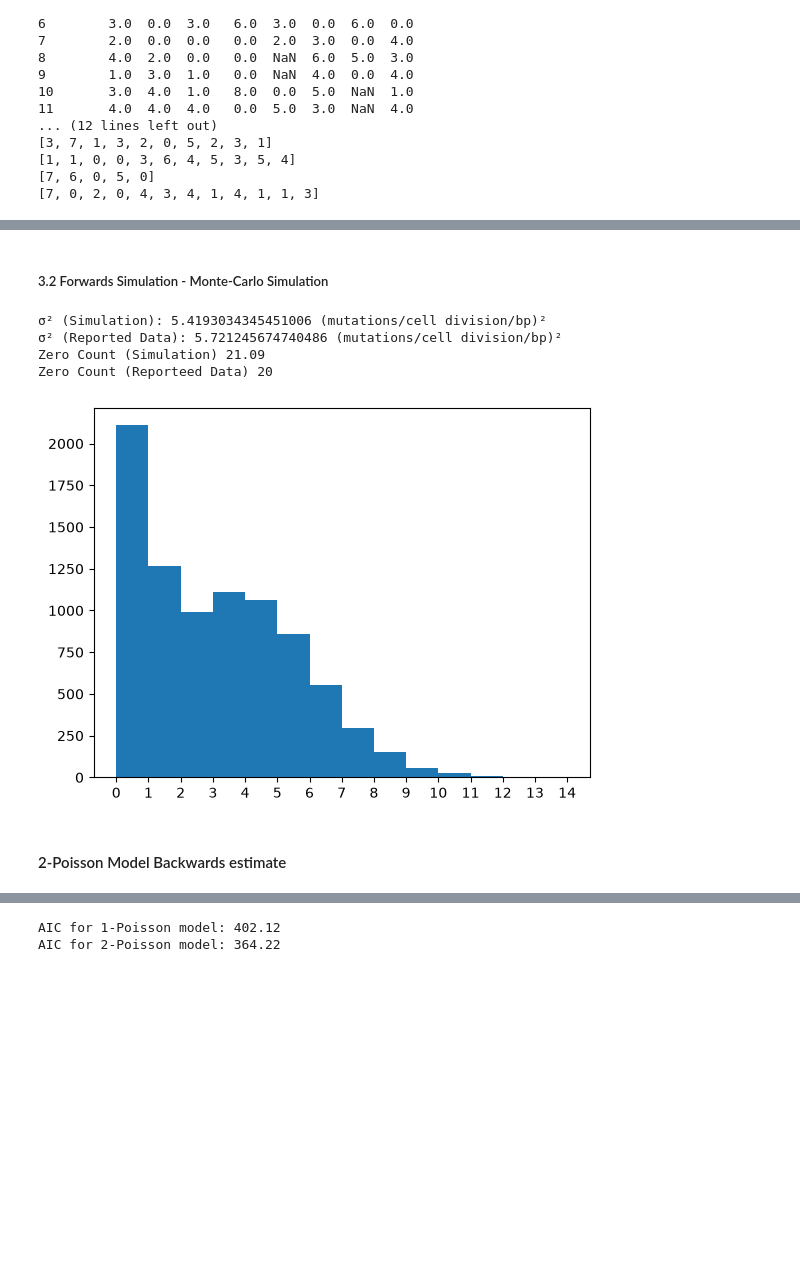
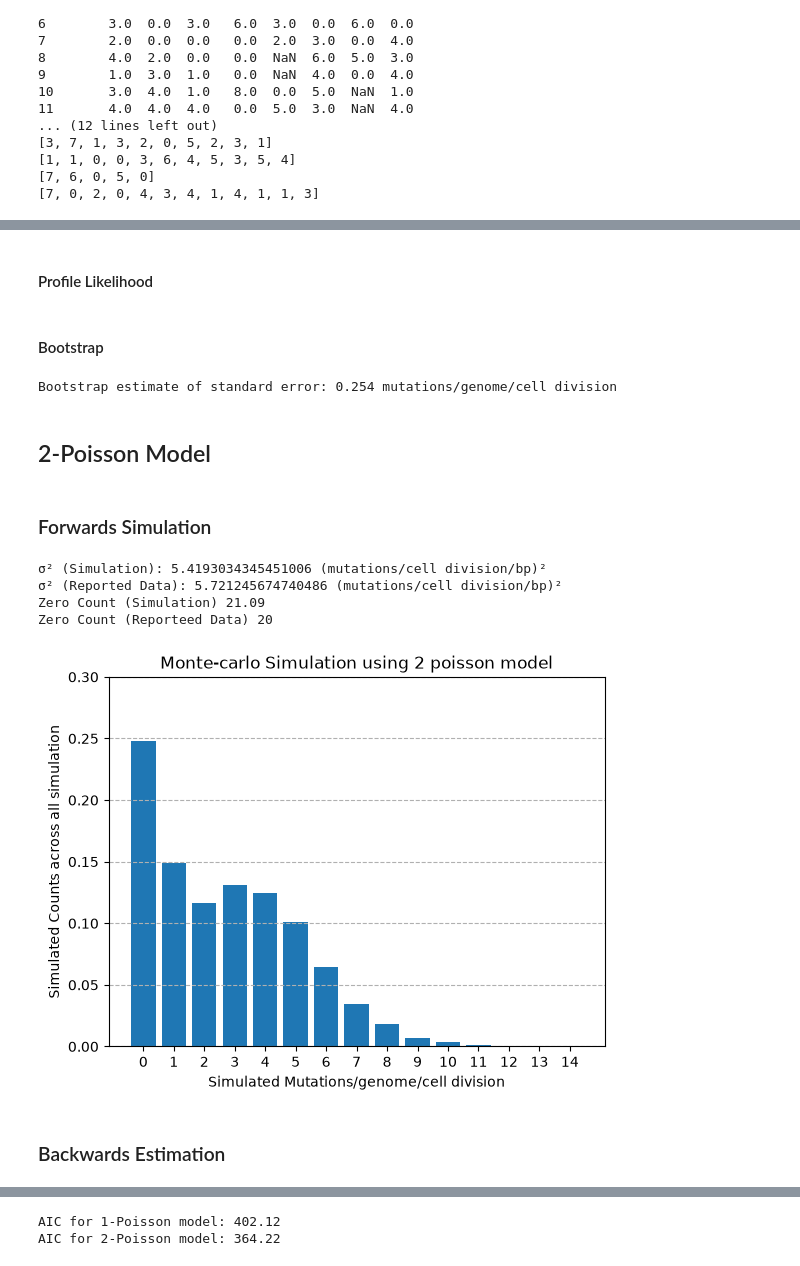
Before and after one commit to atomsim/cb2330-PRO1-Pair23, a Jupyter notebook: project.ipynb, the cells around one changed output, grey strips where cells are left out. Saved outputs shown, nothing was run; the diff lists cells and outputs as text; code cells hidden in the pictures; blank space fills up the shorter version.

```diff
--- a/project.ipynb
+++ b/project.ipynb
@@ -321,12 +315,27 @@ for i in range(100):
     sim_oneP_devs.append(std_dev(simulated_counts))
     sim_oneP_zeros.append(fraction_zero(simulated_counts) * 85)
 
-print(mean(sim_oneP_devs) ** 2, rprt_variance)
-print(mean(sim_oneP_devs))
-print(mean(sim_oneP_zeros), rprt_zeros)
+
+print(f"Avg. σ² (Simulation): {mean(sim_oneP_devs) ** 2} (mutations/cell division/bp)² \nσ² (Reported Data): {sample_variance} (mutations/cell division/bp)²")
+# print(mean(sim_twoP_devs))
+print(f"Avg. Zero Count (Simulation) {mean(sim_oneP_zeros)} \nZero Count (Reported Data) {rprt_zeros}")
 
 fig, ax = plt.subplots()
 simulated_runs_oneP_flat = [y for x in simulated_runs_oneP for y in x]
-ax.hist(simulated_runs_oneP_flat, bins=range(min(simulated_runs_oneP_flat), max(simulated_runs_oneP_flat)+1, 1))
+
+simulated_oneP_mutation_counts = [0] * (max(simulated_runs_oneP_flat) + 1)
+
+
+for count in simulated_runs_oneP_flat:
+    simulated_oneP_mutation_counts[count] += 1
+
+simulated_oneP_mutation_probs = [x/sum(simulated_oneP_mutation_counts) for x in simulated_oneP_mutation_counts]
+
+ax.bar(range(len(simulated_oneP_mutation_probs)), simulated_oneP_mutation_probs, zorder=2)
 ax.set_xticks((range(min(simulated_runs_oneP_flat), max(simulated_runs_oneP_flat)+1, 1)));
+ax.set_title("Monte-carlo Simulation using 1 poisson model")
+ax.set_xlabel("Simulated Mutations/genome/cell division")
+ax.set_ylabel("Simulated Counts across all simulation")
+ax.grid(axis="y", linestyle="--")
+ax.set_ylim(0,0.3);
 # %% [output]
@@ -376,37 +389,77 @@ plt.show()
+# %% [markdown]
+#### Profile Likelihood
+# %% [markdown]
+#### Bootstrap
+# %%
+# optimize grid search first and do this for 2 poisson.
+N = 85
+B = 2000
+SEED = 26546
+rs = uniforms(B * N, SEED)
+equal = [1 / N] * N
+
+boot_estimates = [0.0] * B
+for b in range(B):
+  resample = [0.0] * N
+  for i in range(N):
+    j = choose(rs[b*N + i], equal)
+    resample[i] = counts[j]
+    boot_estimates[b] = mean(resample)
+
+sigma_boot = std_dev(boot_estimates)
+print(f"Bootstrap estimate of standard error: {round(sigma_boot, 3)} mutations/genome/cell division")
+# %% [output]
+Bootstrap estimate of standard error: 0.254 mutations/genome/cell division
+# %% [markdown]
+## 2-Poisson Model
 # %% [markdown]
-##### 3.2 Forwards Simulation - Monte-Carlo Simulation
+### Forwards Simulation
 # %%
+# monte carlo 2 poisson model
 cell_divisions = 85
 state = seed
 
 simulated_runs_twoP = []
 sim_twoP_devs = []
 sim_twoP_zeros = []
 sim_twoP_sums = []
 
 for i in range(100):
     simulated_counts, state = experiment_twoP(0.35, 0.402, 3.897, cell_divisions, state)
     simulated_runs_twoP.append(simulated_counts)
     sim_twoP_devs.append(std_dev(simulated_counts))
     sim_twoP_zeros.append(fraction_zero(simulated_counts) * 85)
     sim_twoP_sums.append(sum(simulated_counts))
 
-print(f"σ² (Simulation): {mean(sim_twoP_devs) ** 2} (mutations/cell division/bp)² \nσ² (Reported Data): {rprt_variance} (mutations/cell division/bp)²")
+print(f"σ² (Simulation): {mean(sim_twoP_devs) ** 2} (mutations/cell division/bp)² \nσ² (Reported Data): {sample_variance} (mutations/cell division/bp)²")
 # print(mean(sim_twoP_devs))
 print(f"Zero Count (Simulation) {mean(sim_twoP_zeros)} \nZero Count (Reporteed Data) {rprt_zeros}")
 
-fig, ax = plt.subplots()
+fig_2p, ax = plt.subplots()
 simulated_runs_twoP_flat = [y for x in simulated_runs_twoP for y in x]
-ax.hist(simulated_runs_twoP_flat, bins=range(min(simulated_runs_twoP_flat), max(simulated_runs_twoP_flat)+1, 1))
+
+simulated_twoP_mutation_counts = [0] * (max(simulated_runs_twoP_flat) + 1)
+
+for count in simulated_runs_twoP_flat:
+    simulated_twoP_mutation_counts[count] += 1
+
+simulated_twoP_mutation_probs = [x/sum(simulated_twoP_mutation_counts) for x in simulated_twoP_mutation_counts]
+
+ax.bar(range(len(simulated_twoP_mutation_probs)), simulated_twoP_mutation_probs)
+ax.set_title("Monte-carlo Simulation using 2 poisson model")
+ax.set_xlabel("Simulated Mutations/genome/cell division")
+ax.set_ylabel("Simulated Counts across all simulation")
+ax.grid(axis="y", linestyle="--")
 ax.set_xticks((range(min(simulated_runs_twoP_flat), max(simulated_runs_twoP_flat)+1, 1)));
+ax.set_ylim(0,0.3);
 # %% [output]
 σ² (Simulation): 5.4193034345451006 (mutations/cell division/bp)²
 σ² (Reported Data): 5.721245674740486 (mutations/cell division/bp)²
 Zero Count (Simulation) 21.09
 Zero Count (Reporteed Data) 20
-[figure, old version]
+[figure, new version]
 # %% [markdown]
-#### 2-Poisson Model Backwards estimate
+### Backwards Estimation
 # %%
 mu1_candidates = np.arange(0, 2, 0.02).tolist()
 mu2_candidates = np.arange(1 , 5, 0.02).tolist()
```
Also changed, not shown: parts of 30 cells of this notebook.
